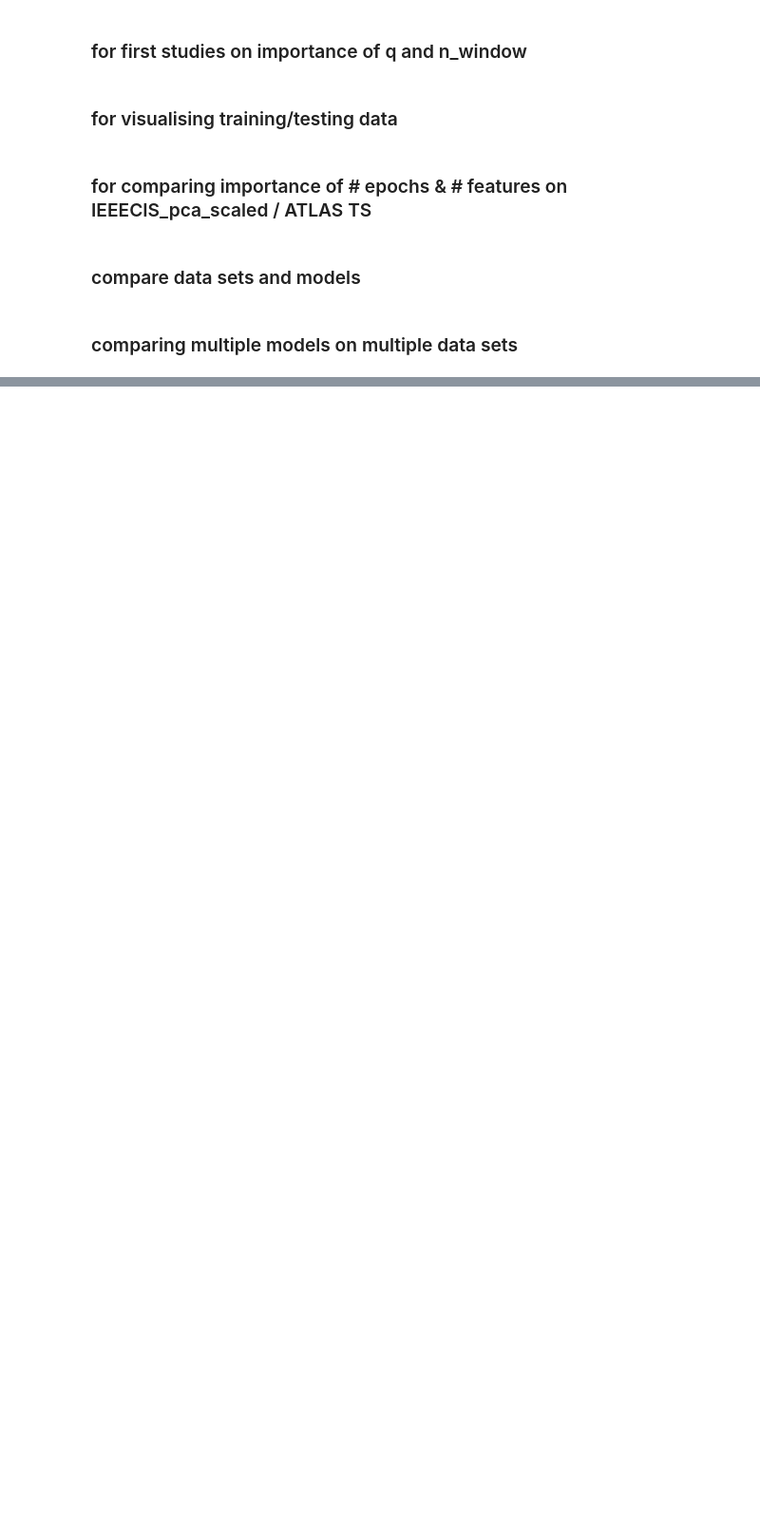
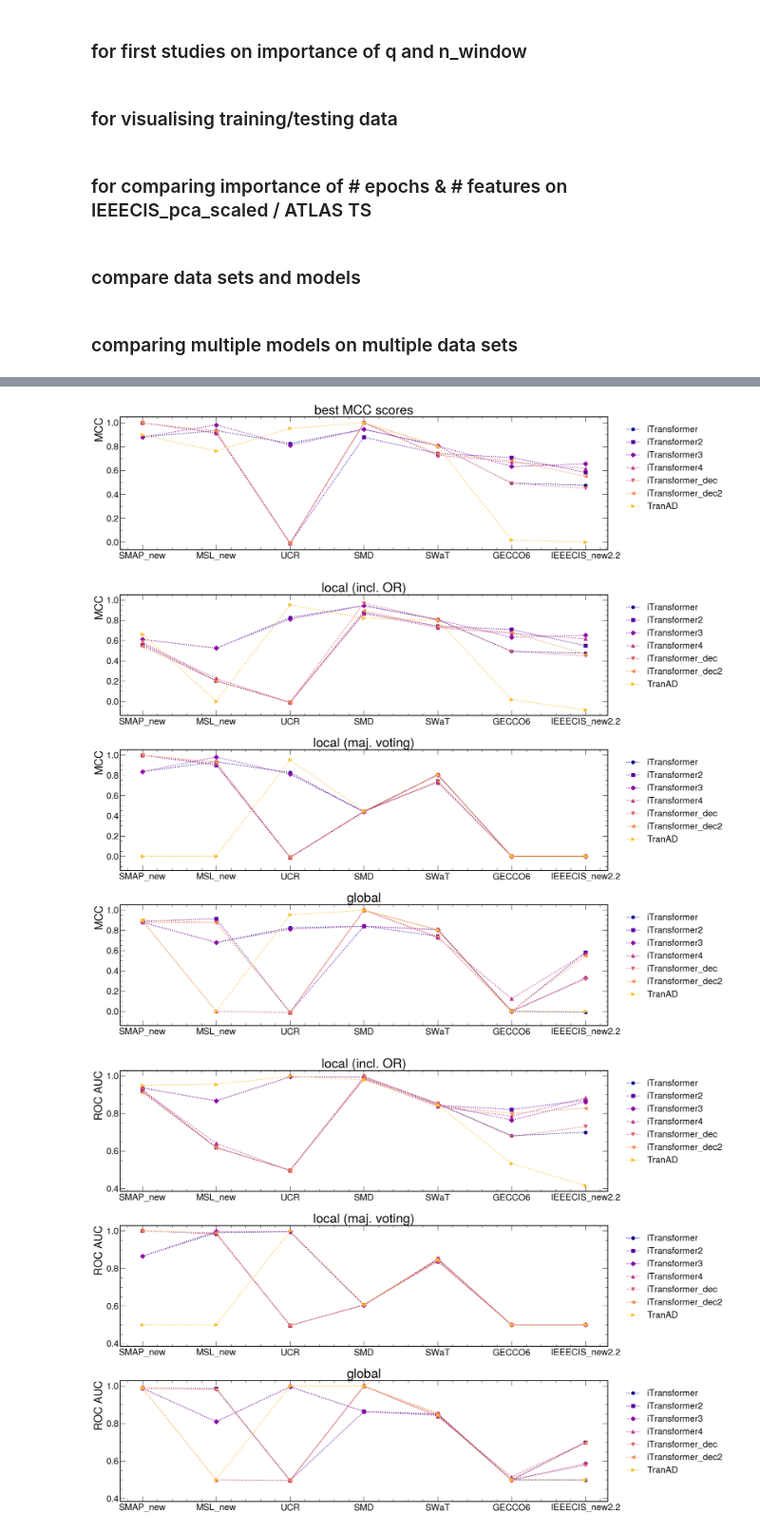
Before and after one commit to PedroKochinski/TSAD_from_laurab222, a Jupyter notebook: visualise.ipynb, the cells around one changed output, grey strips where cells are left out. Shown at 95% size. Saved outputs shown, nothing was run; the diff lists cells and outputs as text; code cells hidden in the pictures; blank space fills up the shorter version.

```diff
--- a/visualise.ipynb
+++ b/visualise.ipynb
@@ -1237,7 +1270,7 @@ def plot_mcc_scores(results, modes, datasets, models, name=None):
             axs[i].set_ylabel('MCC')
             axs[i].set_title(mode)
             # axs[i].legend(bbox_to_anchor=(1.02, 1), loc='upper left')
-        axs[i].hlines(y=0.0, xmin=0, xmax=len(datasets)-1, color='k', linestyle='--', alpha=0.5, label='Random')
+        # axs[i].hlines(y=0.0, xmin=0, xmax=len(datasets)-1, color='k', linestyle='--', alpha=0.5, label='Random')
         axs[i].legend(bbox_to_anchor=(1.02, 1), loc='upper left')
 
 
@@ -1245,6 +1278,34 @@ def plot_mcc_scores(results, modes, datasets, models, name=None):
     if name:
         plt.savefig(f'./studies_datasets/{name}_MCC.png', facecolor='w')
     plt.show()
+# %%
+def plot_best_mcc_scores(results, modes, datasets, models, name=None):
+    markers = ['o', 's', 'D', '^', 'v', '<', '>', 'p', '*', 'h', 'H', 'x', 'd']
+    colors = plt.cm.plasma(np.linspace(0, 1, len(models)+1))
+    fig = plt.figure(figsize=(22, 6))
+
+    for j, model in enumerate(models):
+        mcc_scores = []
+        for dataset in datasets:
+            key = f'{model}_{dataset}'
+            if key in results:
+                mcc_scores.append(results[key]['MCC'].max())
+            else:
+                mcc_scores.append(0)  # If no data, append 0
+
+        plt.plot(datasets, mcc_scores, marker=markers[j % len(markers)], linestyle=':', linewidth=2,
+                        label=model, markersize=8, color=colors[j % len(colors)])
+    plt.xticks(ticks=np.arange(len(datasets)), labels=datasets)
+    plt.ylabel('MCC')
+    plt.title('best MCC scores')
+        # axs[i].legend(bbox_to_anchor=(1.02, 1), loc='upper left')
+    # axs[i].hlines(y=0.0, xmin=0, xmax=len(datasets)-1, color='k', linestyle='--', alpha=0.5, label='Random')
+    plt.legend(bbox_to_anchor=(1.02, 1), loc='upper left')
+
+    plt.tight_layout()
+    if name:
+        plt.savefig(f'./studies_datasets/{name}_MCCbest.png', facecolor='w')
+    plt.show()
 # %%
 def plot_auc_scores(results, modes, datasets, models, name=None):
     markers = ['o', 's', 'D', '^', 'v', '<', '>', 'p', '*', 'h', 'H', 'x', 'd']
@@ -1264,13 +1325,13 @@ def plot_auc_scores(results, modes, datasets, models, name=None):
                     auc_scores.append(0)  # If no data, append 0
 
             axs[i].plot(datasets, auc_scores, marker=markers[j % len(markers)], linestyle=':', linewidth=2,
-                         label=model, markersize=8, color=colors[j % len(colors)])
+                         label=model, markersize=9, color=colors[j % len(colors)])
             axs[i].set_xticks(ticks=np.arange(len(datasets)))
             axs[i].set_xticklabels(labels=datasets)
             axs[i].set_ylabel('ROC AUC')
             axs[i].set_title(mode)
             # axs[i].legend(bbox_to_anchor=(1.02, 1), loc='upper left')
-        axs[i].hlines(y=0.5, xmin=0, xmax=len(datasets)-1, color='k', linestyle='--', alpha=0.5, label='Random')
+        # axs[i].hlines(y=0.5, xmin=0, xmax=len(datasets)-1, color='k', linestyle='--', alpha=0.5, label='Random')
         axs[i].legend(bbox_to_anchor=(1.02, 1), loc='upper left')
 
 
@@ -1302,7 +1363,7 @@ def plot_f1_scores(results, modes, datasets, models, name=None):
             axs[i].set_xticklabels(labels=datasets)
             axs[i].set_ylabel('F1')
             axs[i].set_title(mode)
-        axs[i].hlines(y=0.5, xmin=0, xmax=len(datasets)-1, color='k', linestyle='--', alpha=0.5, label='Random')
+        # axs[i].hlines(y=0.5, xmin=0, xmax=len(datasets)-1, color='k', linestyle='--', alpha=0.5, label='Random')
         axs[i].legend(bbox_to_anchor=(1.02, 1), loc='upper left')
 
     plt.tight_layout()
@@ -1312,9 +1373,16 @@ def plot_f1_scores(results, modes, datasets, models, name=None):
 # %%
 modes = ['local (incl. OR)', 'local (maj. voting)', 'global']
 # %%
-models1 = ['iTransformer', 'TranAD', 'OmniAnomaly', 'MAD_GAN', 'LSTM_AD', 'DAGMM', 'IF', 'None']
-data1 = ['SMAP_new', 'MSL_new', 'UCR', 'SMD', 'SWaT', 'GECCO1', 'IEEECIS_new2.2', 'ATLAS_TS']
+# models1 = ['iTransformer', 'TranAD', 'OmniAnomaly', 'MAD_GAN', 'LSTM_AD', 'DAGMM', 'IF', 'None']
+# data1 = ['SMAP_new', 'MSL_new', 'UCR', 'SMD', 'SWaT', 'GECCO1', 'IEEECIS_new2.2', 'ATLAS_TS']
+models1 = ['iTransformer', 'iTransformer2', 'iTransformer3', 'iTransformer4', 'iTransformer_dec', 'iTransformer_dec2', 'TranAD'] #, 'OmniAnomaly', 'MAD_GAN', 'DAGMM', 'LSTM_AE', 'USAD']
+data1 = ['SMAP_new', 'MSL_new', 'UCR', 'SMD', 'SWaT', 'GECCO6', 'IEEECIS_new2.2']
 # Plot the scores
-plot_mcc_scores(results, modes, data1, models1) #, name='comp')
+plot_best_mcc_scores(results, modes, data1, models1) #, name='comp_iTransf')
+plot_mcc_scores(results, modes, data1, models1) #, name='comp_iTransf')
 plot_auc_scores(results, modes, data1, models1) #, name='comp')
 plot_f1_scores(results, modes, data1, models1) #, name='comp')
+# %% [output]
+[figure, added]
+[figure, added]
+[figure, added]
```
Also changed, not shown: parts of 9 cells of this notebook, 7 other files.
